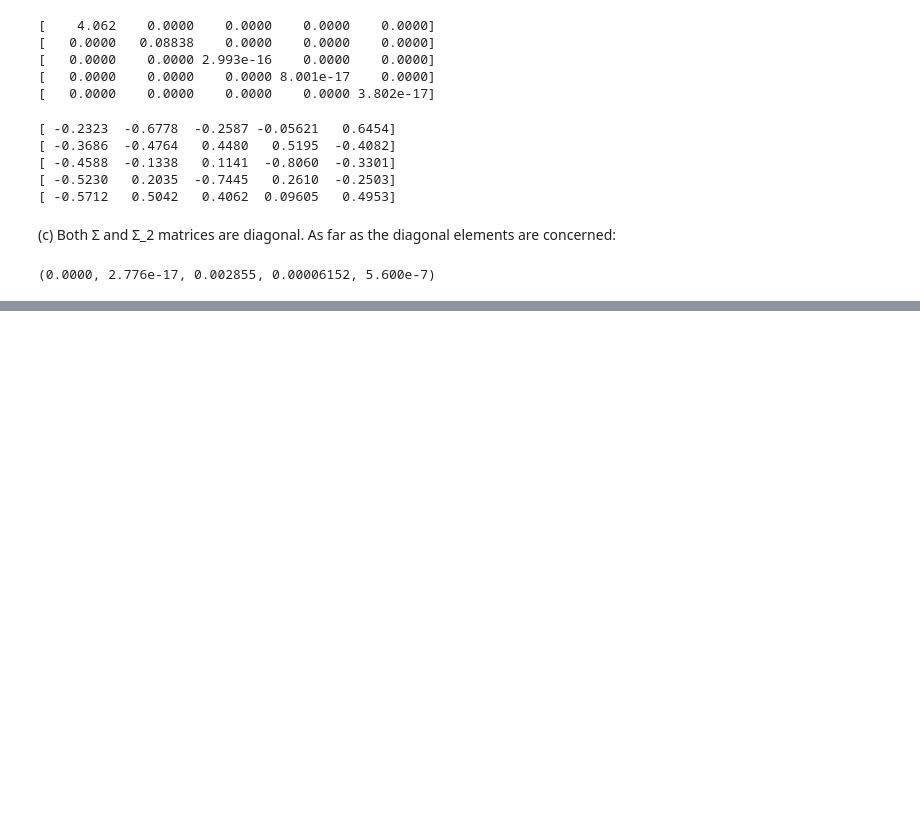
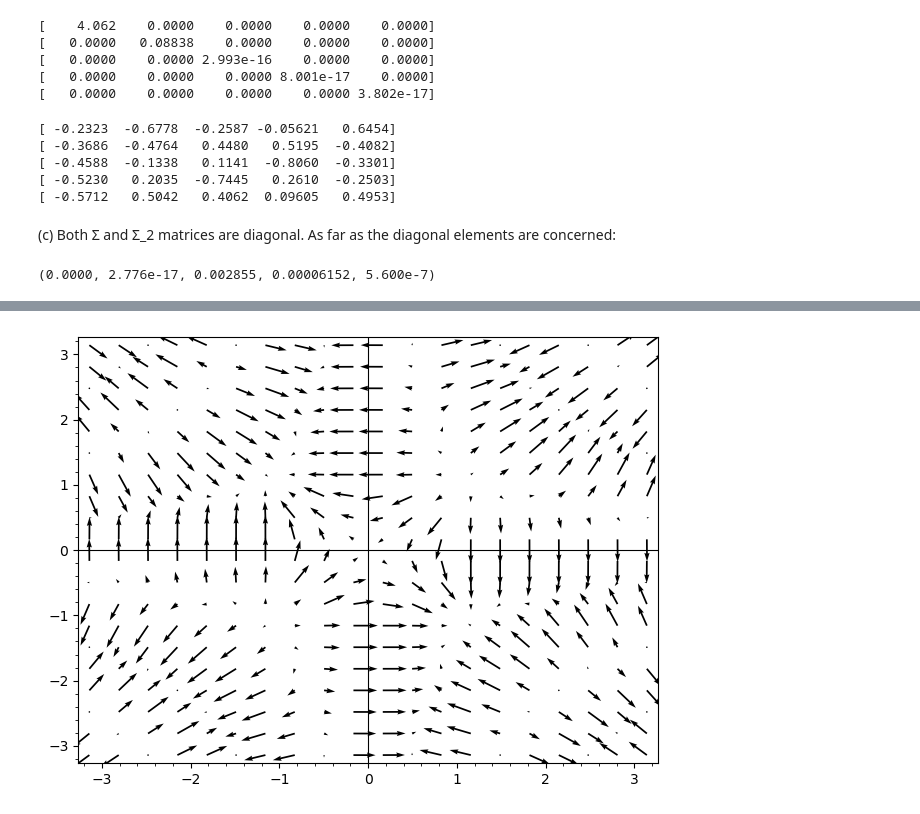
Before and after one commit to gzavlanis/Jupyter-files, a Jupyter notebook: revesion_exams.ipynb, the cells around one changed output, grey strips where cells are left out. Drawn from its saved outputs; the diff is of its cells as text; code cells hidden in the pictures; blank space fills up the shorter version.

```diff
--- a/revesion_exams.ipynb
+++ b/revesion_exams.ipynb
@@ -419,0 +543,4 @@ included in the rank-2 approximation.
+# %%
+plot_vector_field(-analytic_grad(x, y), (x, -pi, pi), (y, -pi, pi))
+# %% [output]
+[figure, added]
```
Also changed, not shown: parts of 23 cells of this notebook.
